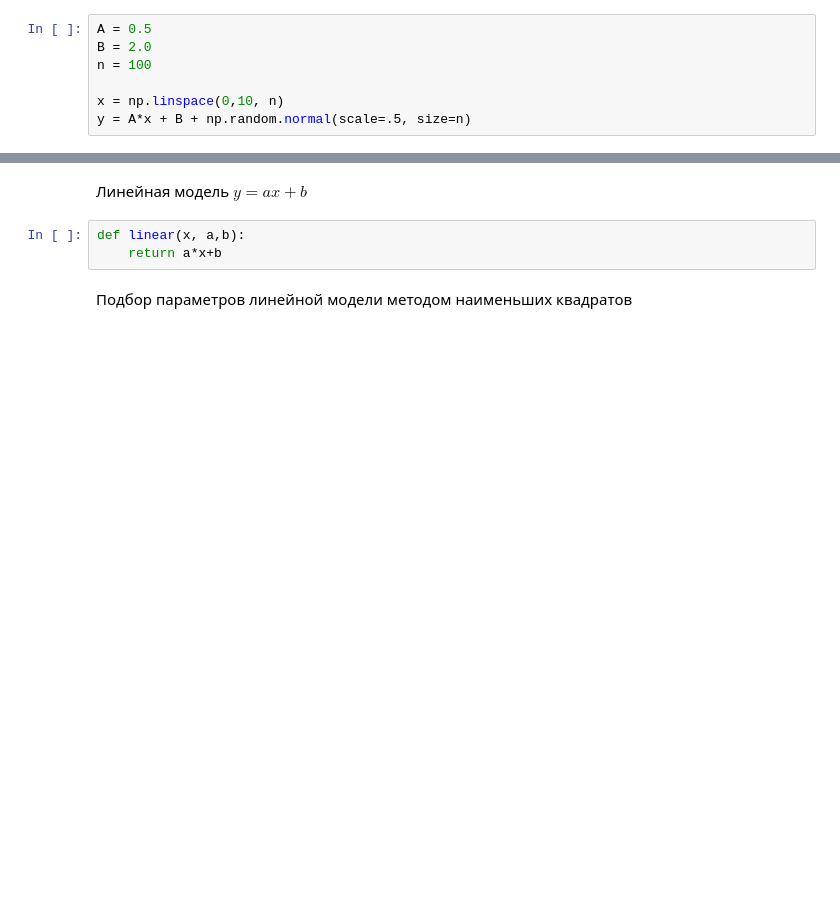
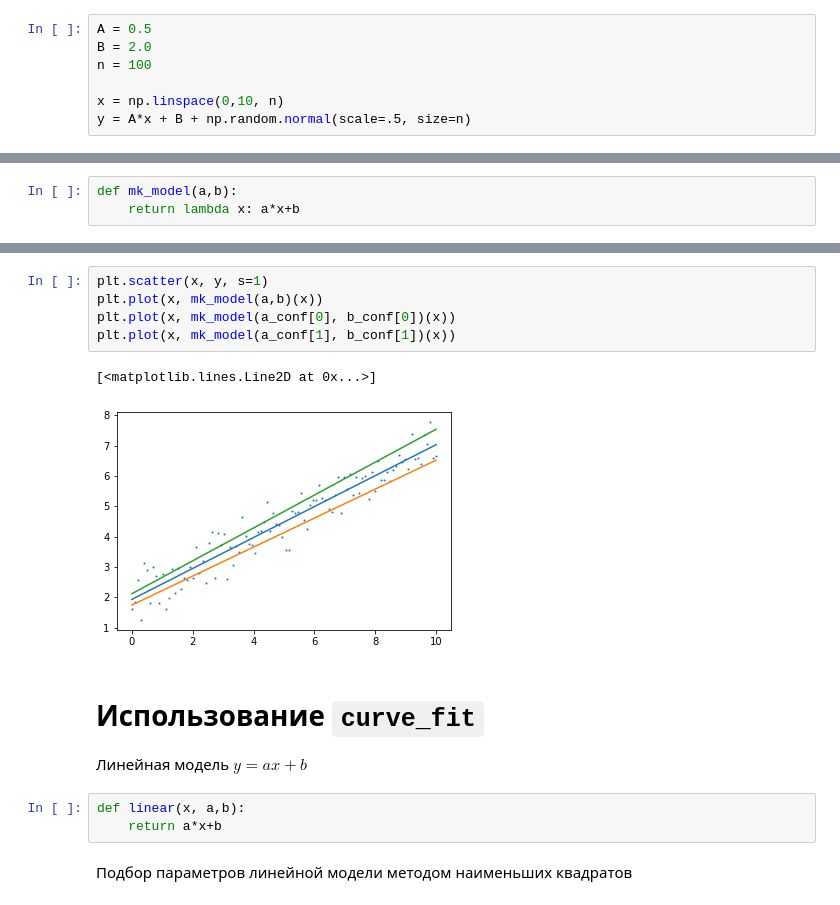
Before and after one commit to pakuula/StackOverflow, a Jupyter notebook: python/1283898/linear_reg.ipynb, the cells around one changed output, grey strips where cells are left out. Drawn from its saved outputs; the diff is of its cells as text; blank space fills up the shorter version.

```diff
--- a/python/1283898/linear_reg.ipynb
+++ b/python/1283898/linear_reg.ipynb
@@ -20,0 +21,3 @@ plt.scatter(x,y, s=4)
+# %%
+def mk_model(a,b):
+    return lambda x: a*x+b
@@ -21,4 +39,13 @@ plt.scatter(x,y, s=4)
+# %%
+plt.scatter(x, y, s=1)
+plt.plot(x, mk_model(a,b)(x))
+plt.plot(x, mk_model(a_conf[0], b_conf[0])(x))
+plt.plot(x, mk_model(a_conf[1], b_conf[1])(x))
+# %% [output]
+[<matplotlib.lines.Line2D at 0x...>]
+[figure, added]
 # %% [markdown]
+# Использование `curve_fit`
 Линейная модель $y = ax+b$
 # %%
 def linear(x, a,b):
```
Also changed, not shown: parts of 24 cells of this notebook.
